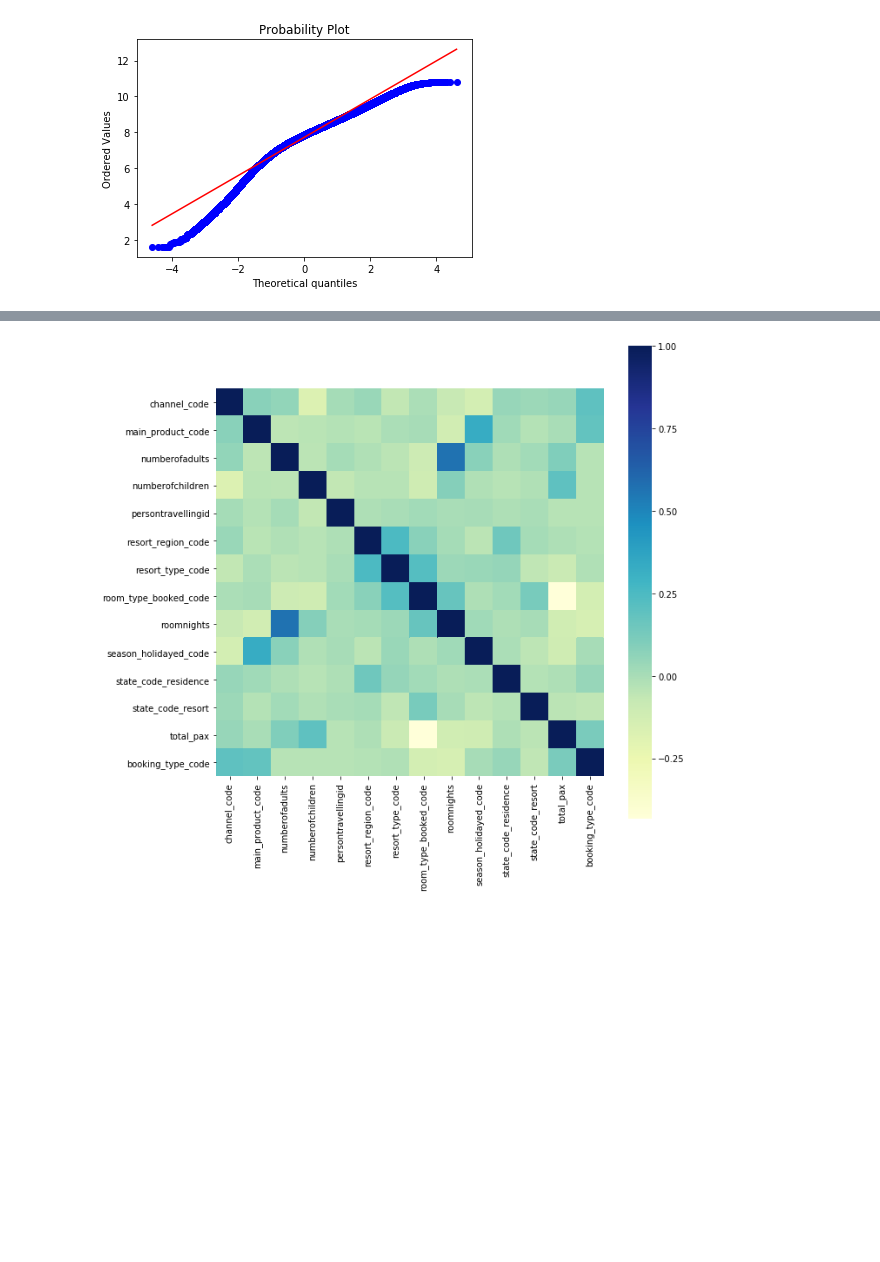
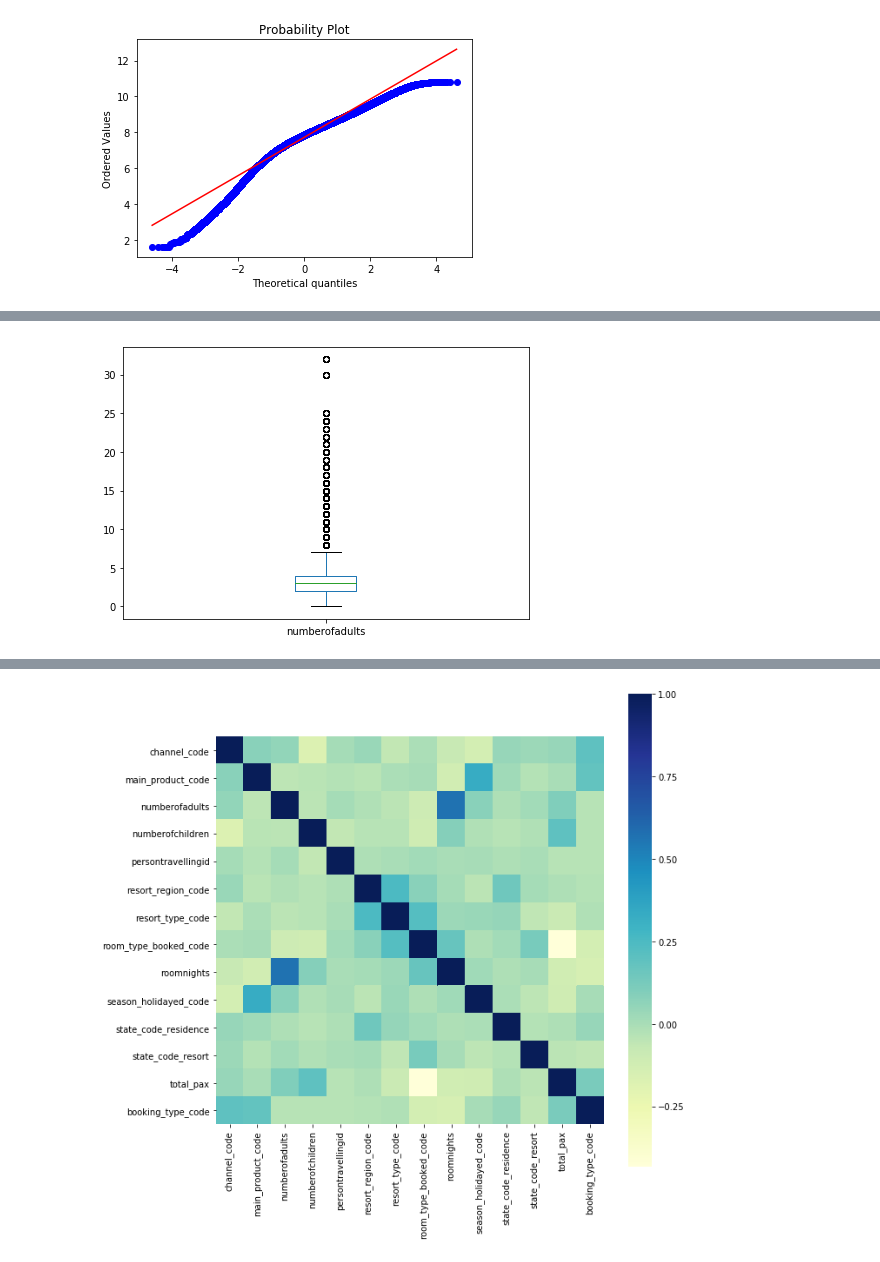
Before and after one commit to Ayanlola2002/Analyticsvidyah, a Jupyter notebook: club_mahindra.ipynb, the cells around one changed output, grey strips where cells are left out. Drawn from its saved outputs; the diff is of its cells as text; code cells hidden in the pictures; blank space fills up the shorter version.

```diff
--- a/club_mahindra.ipynb
+++ b/club_mahindra.ipynb
@@ -216,0 +324,7 @@ plt.show()
+# %%
+#boxplots for number of adults
+plt.subplot(122)
+df_train['numberofadults'].plot.box(figsize=(16,5))
+plt.show()
+# %% [output]
+[figure, added]
```
Also changed, not shown: parts of 24 cells of this notebook.
